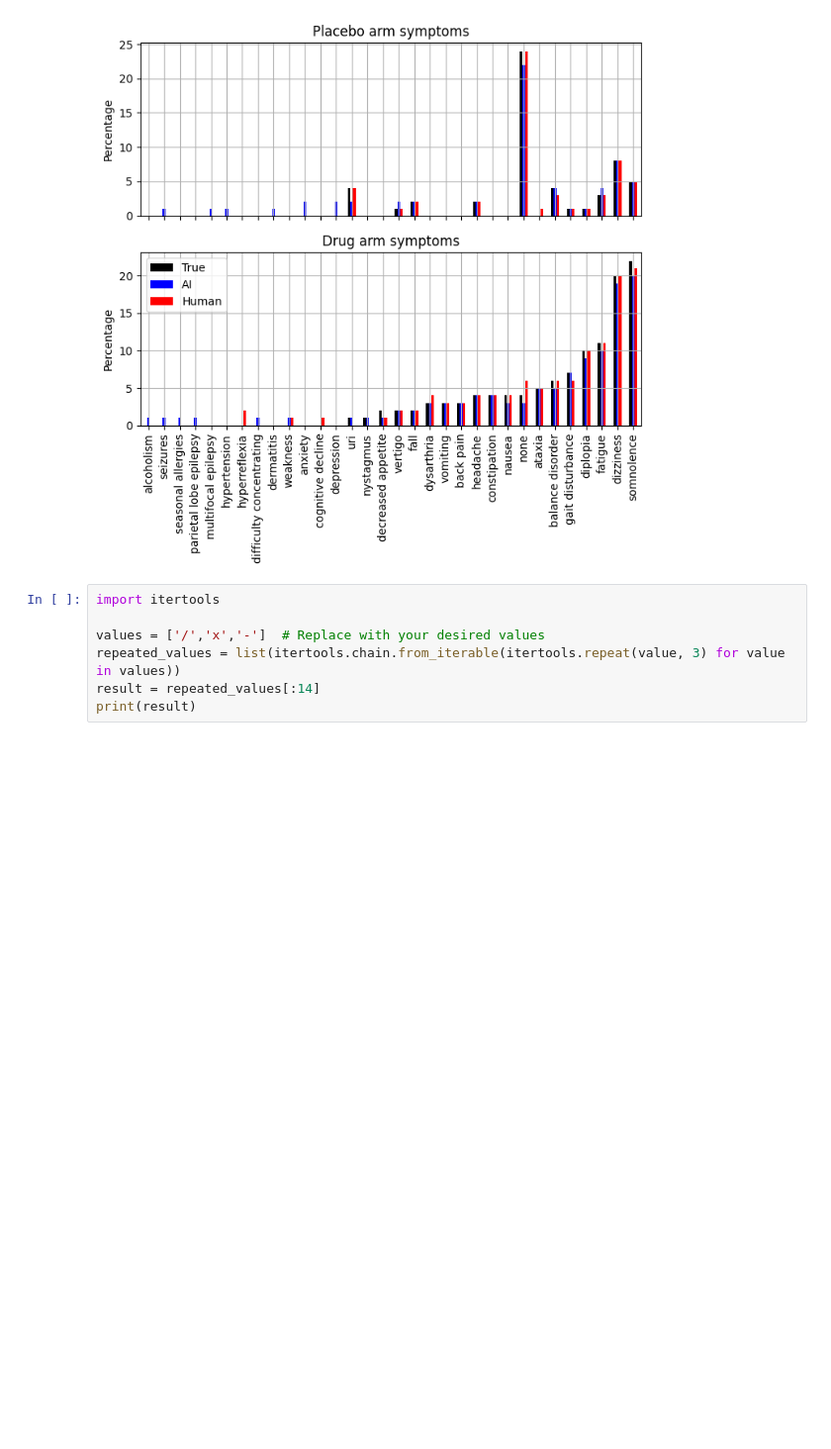
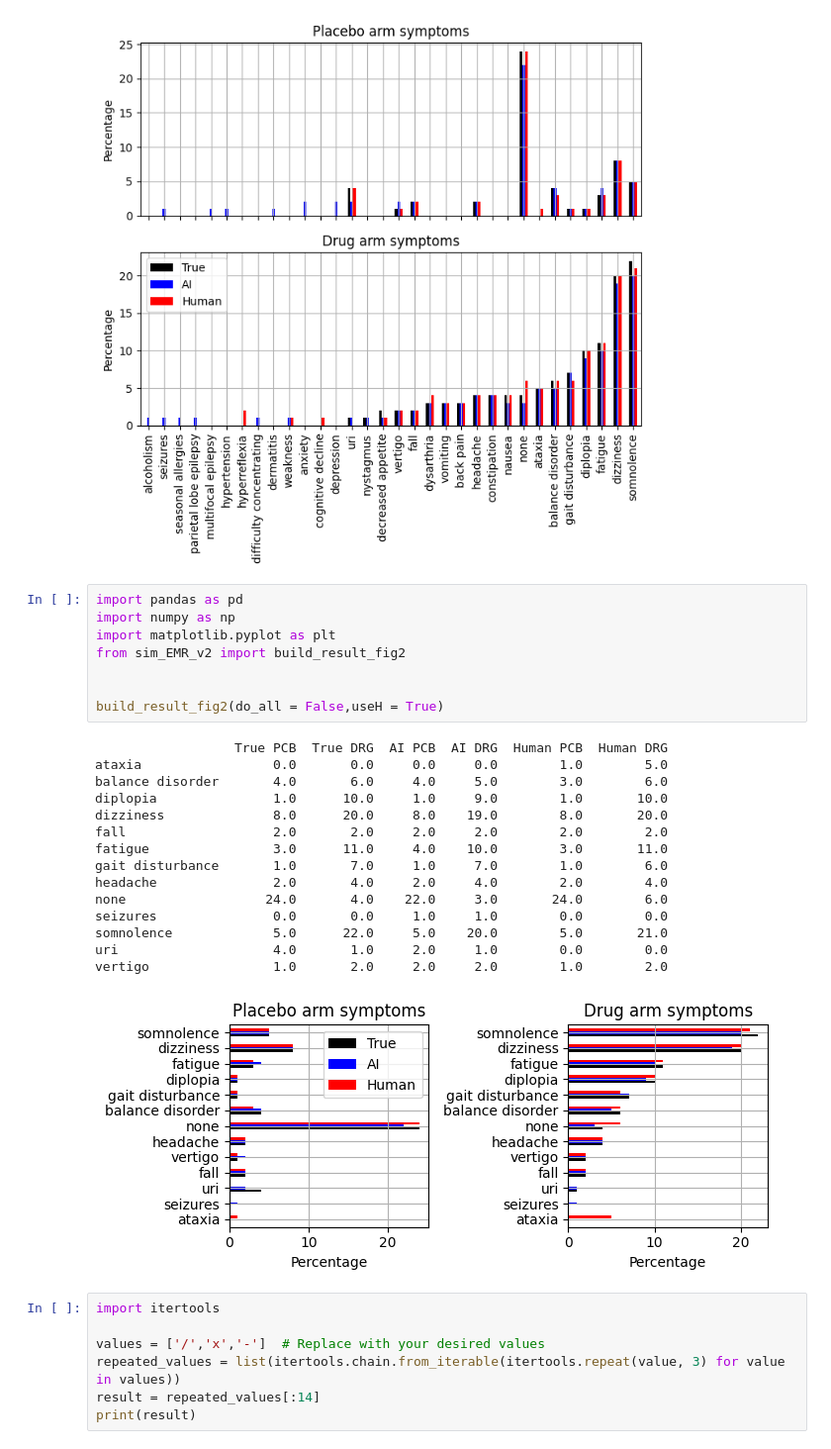
Before and after one commit to GoldenholzLab/LLM-rct, a Jupyter notebook: EMR_sim_runner.ipynb, the cells around one changed output. Shown at 99% size. Drawn from its saved outputs; the diff is of its cells as text; blank space fills up the shorter version.

```diff
--- a/EMR_sim_runner.ipynb
+++ b/EMR_sim_runner.ipynb
@@ -49,6 +64,30 @@ vertigo                        1.0       2.0     2.0     2.0        1.0        2
 vomiting                       0.0       3.0     0.0     3.0        0.0        3.0
 weakness                       0.0       0.0     0.0     1.0        0.0        1.0
 [figure]
+# %%
+import pandas as pd
+import numpy as np
+import matplotlib.pyplot as plt
+from sim_EMR_v2 import build_result_fig2
+
+
+build_result_fig2(do_all = False,useH = True)
+# %% [output]
+                  True PCB  True DRG  AI PCB  AI DRG  Human PCB  Human DRG
+ataxia                 0.0       0.0     0.0     0.0        1.0        5.0
+balance disorder       4.0       6.0     4.0     5.0        3.0        6.0
+diplopia               1.0      10.0     1.0     9.0        1.0       10.0
+dizziness              8.0      20.0     8.0    19.0        8.0       20.0
+fall                   2.0       2.0     2.0     2.0        2.0        2.0
+fatigue                3.0      11.0     4.0    10.0        3.0       11.0
+gait disturbance       1.0       7.0     1.0     7.0        1.0        6.0
+headache               2.0       4.0     2.0     4.0        2.0        4.0
+none                  24.0       4.0    22.0     3.0       24.0        6.0
+seizures               0.0       0.0     1.0     1.0        0.0        0.0
+somnolence             5.0      22.0     5.0    20.0        5.0       21.0
+uri                    4.0       1.0     2.0     1.0        0.0        0.0
+vertigo                1.0       2.0     2.0     2.0        1.0        2.0
+[figure, added]
 # %%
 import itertools
 
```
Also changed, not shown: parts of 1 cell of this notebook, 7 other files.
